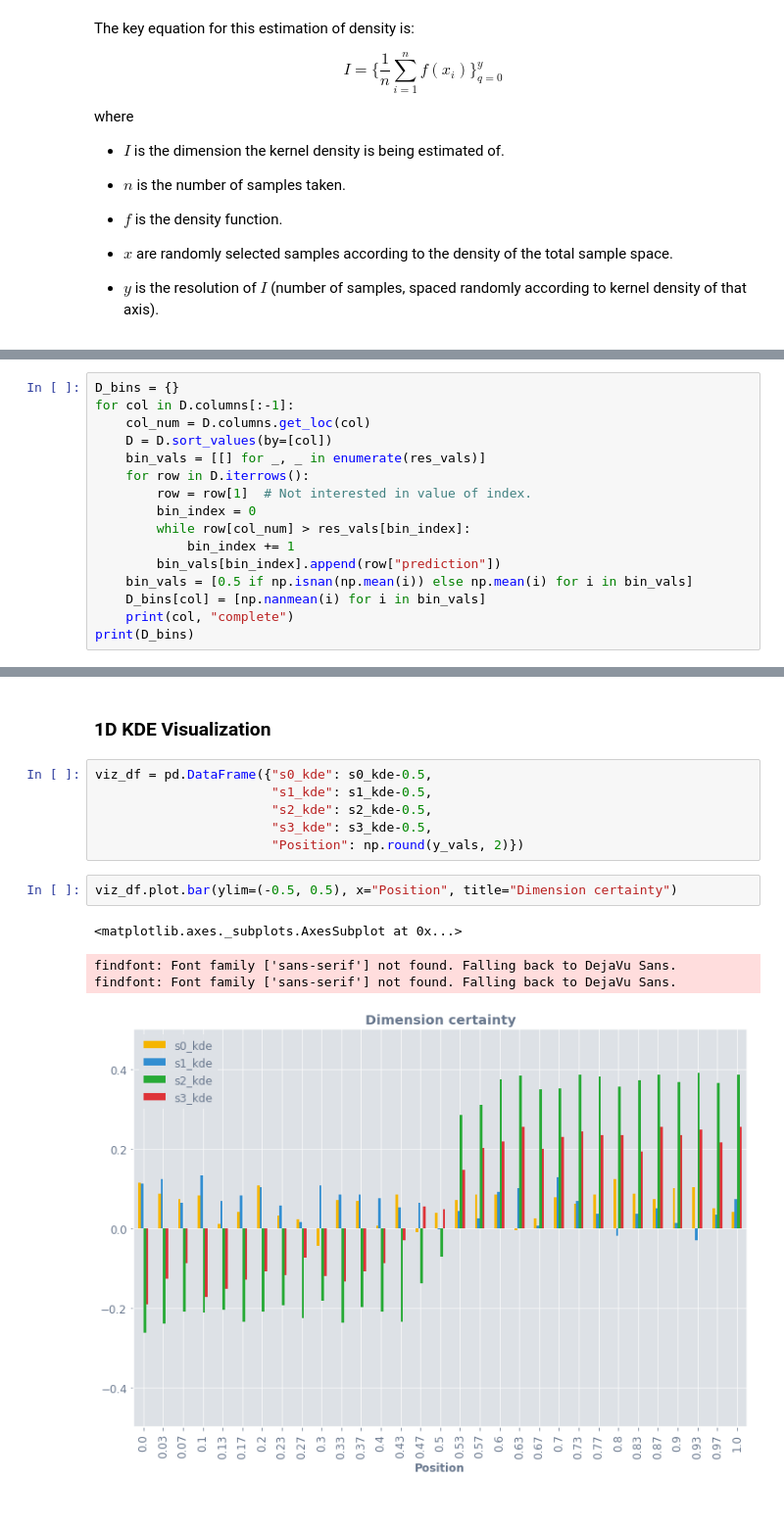
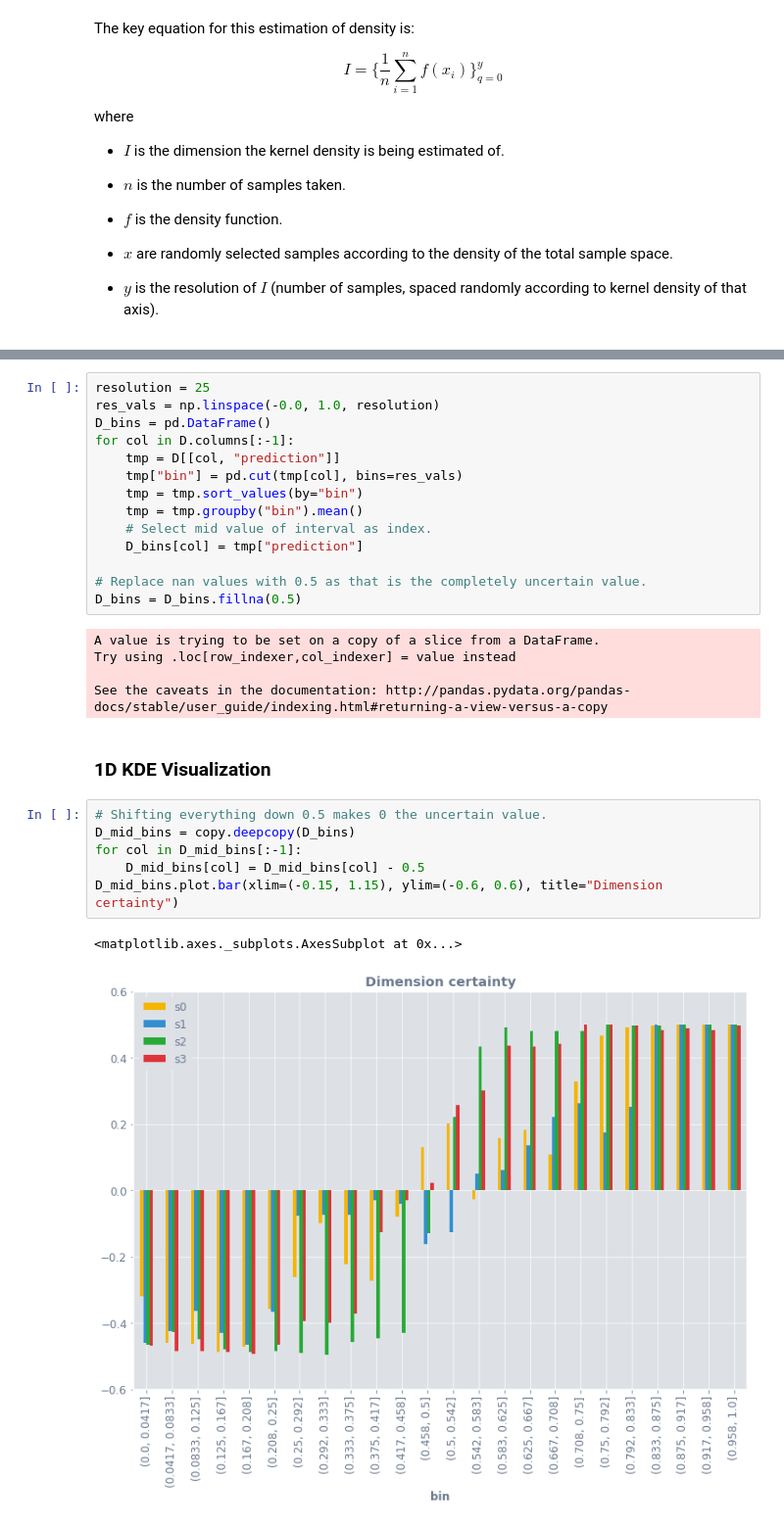
Before and after one commit to Ekrekr/ldr, a Jupyter notebook: introduction.ipynb, the cells around one changed output, grey strips where cells are left out. Shown at 98% size. Drawn from its saved outputs; the diff is of its cells as text.

```diff
--- a/introduction.ipynb
+++ b/introduction.ipynb
@@ -290,16 +281,0 @@ Iterate through each column and put values into their respective bins.
-# %%
-D_bins = {}
-for col in D.columns[:-1]:
-    col_num = D.columns.get_loc(col)
-    D = D.sort_values(by=[col])
-    bin_vals = [[] for _, _ in enumerate(res_vals)]
-    for row in D.iterrows():
-        row = row[1]  # Not interested in value of index.
-        bin_index = 0
-        while row[col_num] > res_vals[bin_index]:
-            bin_index += 1
-        bin_vals[bin_index].append(row["prediction"])
-    bin_vals = [0.5 if np.isnan(np.mean(i)) else np.mean(i) for i in bin_vals]
-    D_bins[col] = [np.nanmean(i) for i in bin_vals]
-    print(col, "complete")
-print(D_bins)
@@ -312,15 +293,30 @@ s3 complete
+# %%
+resolution = 25
+res_vals = np.linspace(-0.0, 1.0, resolution)
+D_bins = pd.DataFrame()
+for col in D.columns[:-1]:
+    tmp = D[[col, "prediction"]]
+    tmp["bin"] = pd.cut(tmp[col], bins=res_vals)
+    tmp = tmp.sort_values(by="bin")
+    tmp = tmp.groupby("bin").mean()
+    # Select mid value of interval as index.
+    D_bins[col] = tmp["prediction"]
+
+# Replace nan values with 0.5 as that is the completely uncertain value.
+D_bins = D_bins.fillna(0.5)
+# %% [output]
+A value is trying to be set on a copy of a slice from a DataFrame.
+Try using .loc[row_indexer,col_indexer] = value instead
+
+See the caveats in the documentation: http://pandas.pydata.org/pandas-docs/stable/user_guide/indexing.html#returning-a-view-versus-a-copy
 # %% [markdown]
 ### 1D KDE Visualization
-# %%
-viz_df = pd.DataFrame({"s0_kde": s0_kde-0.5,
-                       "s1_kde": s1_kde-0.5,
-                       "s2_kde": s2_kde-0.5,
-                       "s3_kde": s3_kde-0.5,
-                       "Position": np.round(y_vals, 2)})
-# %%
-viz_df.plot.bar(ylim=(-0.5, 0.5), x="Position", title="Dimension certainty")
-# %% [output]
-<matplotlib.axes._subplots.AxesSubplot at 0x...>
-findfont: Font family ['sans-serif'] not found. Falling back to DejaVu Sans.
-findfont: Font family ['sans-serif'] not found. Falling back to DejaVu Sans.
-[figure, removed]
+# %%
+# Shifting everything down 0.5 makes 0 the uncertain value.
+D_mid_bins = copy.deepcopy(D_bins)
+for col in D_mid_bins[:-1]:
+    D_mid_bins[col] = D_mid_bins[col] - 0.5
+D_mid_bins.plot.bar(xlim=(-0.15, 1.15), ylim=(-0.6, 0.6), title="Dimension certainty")
+# %% [output]
+<matplotlib.axes._subplots.AxesSubplot at 0x...>
+[figure, added]
```
Also changed, not shown: parts of 25 cells of this notebook, 1 other file.
